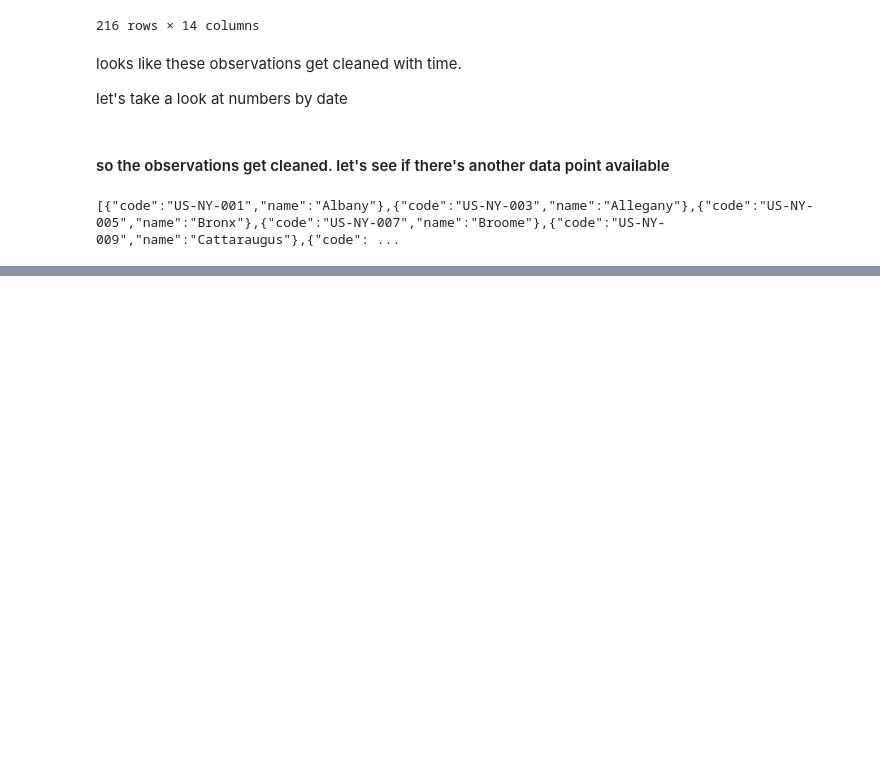
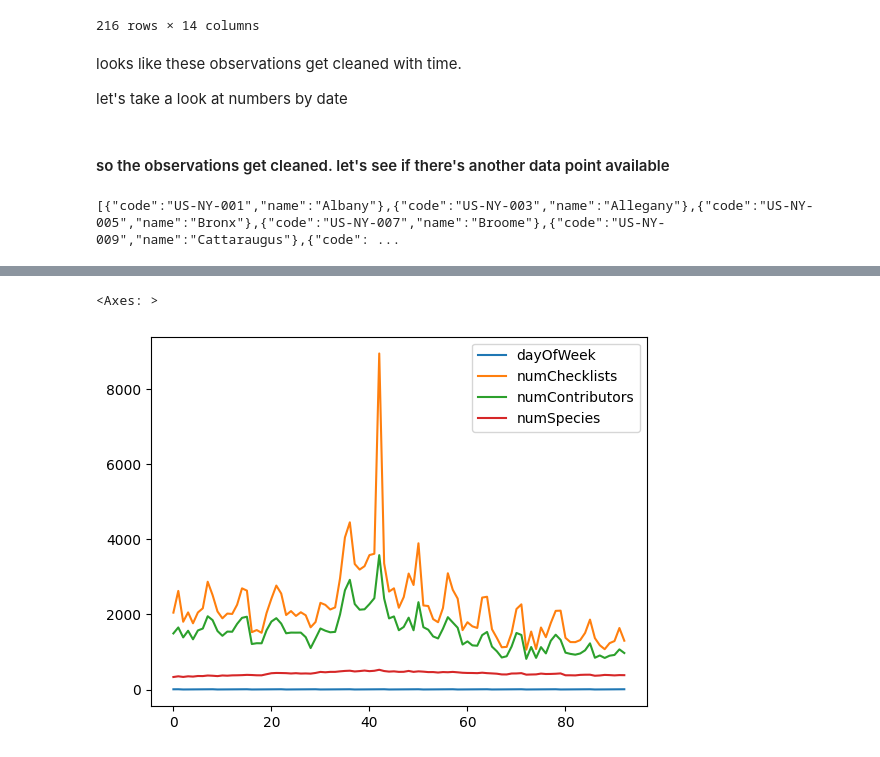
Before and after one commit to alichek/Lede-Project1-Birdwatching, a Jupyter notebook: BirdsNotebookClean.ipynb, the cells around one changed output, grey strips where cells are left out. Saved outputs shown, nothing was run; the diff lists cells and outputs as text; code cells hidden in the pictures; blank space fills up the shorter version.

```diff
--- a/BirdsNotebookClean.ipynb
+++ b/BirdsNotebookClean.ipynb
@@ -199,0 +203,16 @@ pd.DataFrame(nj_data, index=obs_dates)
+# %%
+ct_data = []
+for date in obs_dates:
+    url = f"https://api.ebird.org/v2/product/stats/US-CT/{date.year}/{date.month}/{date.day}"
+    # print(url)
+
+    payload={}
+    headers = {
+      'X-eBirdApiToken': API_KEY
+    }
+    response = requests.request("GET", url, headers=headers, data=payload)
+    text = response.json()
+    # nj_data.append(text)
+    ct_data.append(text)
+ct_df = pd.DataFrame(ct_data, index=obs_dates)
+ct_df
@@ -199,0 +236,16 @@ pd.DataFrame(nj_data, index=obs_dates)
+# %%
+ny_data = []
+for date in obs_dates:
+    url = f"https://api.ebird.org/v2/product/stats/US-NY/{date.year}/{date.month}/{date.day}"
+    # print(url)
+
+    payload={}
+    headers = {
+      'X-eBirdApiToken': API_KEY
+    }
+    response = requests.request("GET", url, headers=headers, data=payload)
+    text = response.json()
+    # nj_data.append(text)
+    ny_data.append(text)
+ny_df = pd.DataFrame(ny_data, index=obs_dates)
+ny_df
@@ -199,0 +269,5 @@ pd.DataFrame(nj_data, index=obs_dates)
+# %%
+tristate_df = ny_df.add(nj_df)
+tristate_df.add(ct_df)
+tristate_df['dayOfWeek'] = days_of_week
+tristate_df
@@ -199,0 +365,5 @@ pd.DataFrame(nj_data, index=obs_dates)
+# %%
+tristate_df.plot()
+# %% [output]
+<Axes: >
+[figure, added]
```
Also changed, not shown: parts of 76 cells of this notebook, 9 other files.
